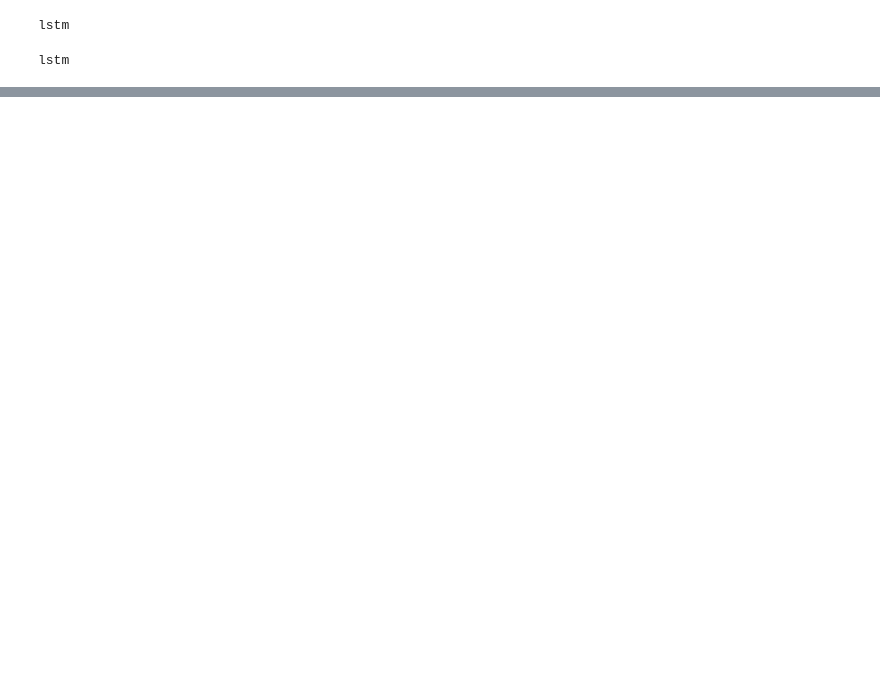
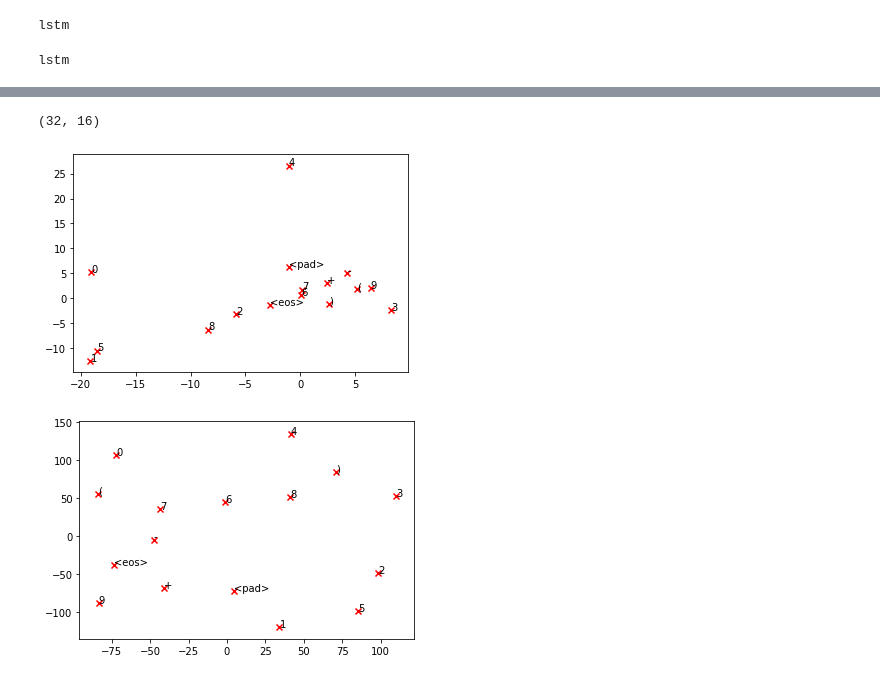
Before and after one commit to samiraabnar/SolutionDistillation, a Jupyter notebook: notebooks/Representations.ipynb, the cells around one changed output, grey strips where cells are left out. Drawn from its saved outputs; the diff is of its cells as text; code cells hidden in the pictures; blank space fills up the shorter version.

```diff
--- a/notebooks/Representations.ipynb
+++ b/notebooks/Representations.ipynb
@@ -269,4 +272,5 @@ print(checkpoint)
 # %%
 with tfe.restore_variables_on_create(checkpoint):
-    outputs = train_output_dic = student_model.apply(teacher_train_examples, target_length=student_model.task.target_length, is_train=False)
+    teacher_model.create_vars(reuse=False)
+    train_output_dic = teacher_model.apply(teacher_train_examples, target_length=student_model.task.target_length, is_train=False)
 # %% [output]
@@ -330,6 +358,9 @@ print(student_model.task.decode([np.argmax(teach_outputs['logits'][0][0])]))
 # %%
+teacher_train_examples, student_train_examples = train_iterator.get_next()
+teacher_dev_examples, student_dev_examples = dev_iterator.get_next()
+
 with tfe.restore_variables_on_create(checkpoint):
-    train_output_dic = student_model.apply(teacher_train_examples, target_length=student_model.task.target_length, is_train=False)
+    train_output_dic = teacher_model.apply(teacher_train_examples, target_length=teacher_model.task.target_length, is_train=False)
 # %%
 np.argmax(train_output_dic['logits'], axis=-1) == train_output_dic['targets'].numpy()
 # %% [output]
@@ -352,0 +404,23 @@ array([[False],
+# %%
+print(train_output_dic['logits'].numpy()[:,0,:].shape)
+
+points = train_output_dic['logits'].numpy()[:,0,:]
+pca = PCA(n_components=2)
+principalComponents = pca.fit_transform(points)
+
+tsne = manifold.TSNE(n_components=2, init='pca', random_state=0)
+tsne_emb = tsne.fit_transform(points)
+
+M_reduced_plot_test = principalComponents
+word2Ind_plot_test = student_model.task.word2id
+words = student_model.task.id2word
+plot_embeddings(M_reduced_plot_test, word2Ind_plot_test, words)
+
+M_reduced_plot_test = tsne_emb
+word2Ind_plot_test = student_model.task.word2id
+words = student_model.task.id2word
+plot_embeddings(M_reduced_plot_test, word2Ind_plot_test, words)
+# %% [output]
+(32, 16)
+[figure, added]
+[figure, added]
```
Also changed, not shown: parts of 13 cells of this notebook, 1 other file.
